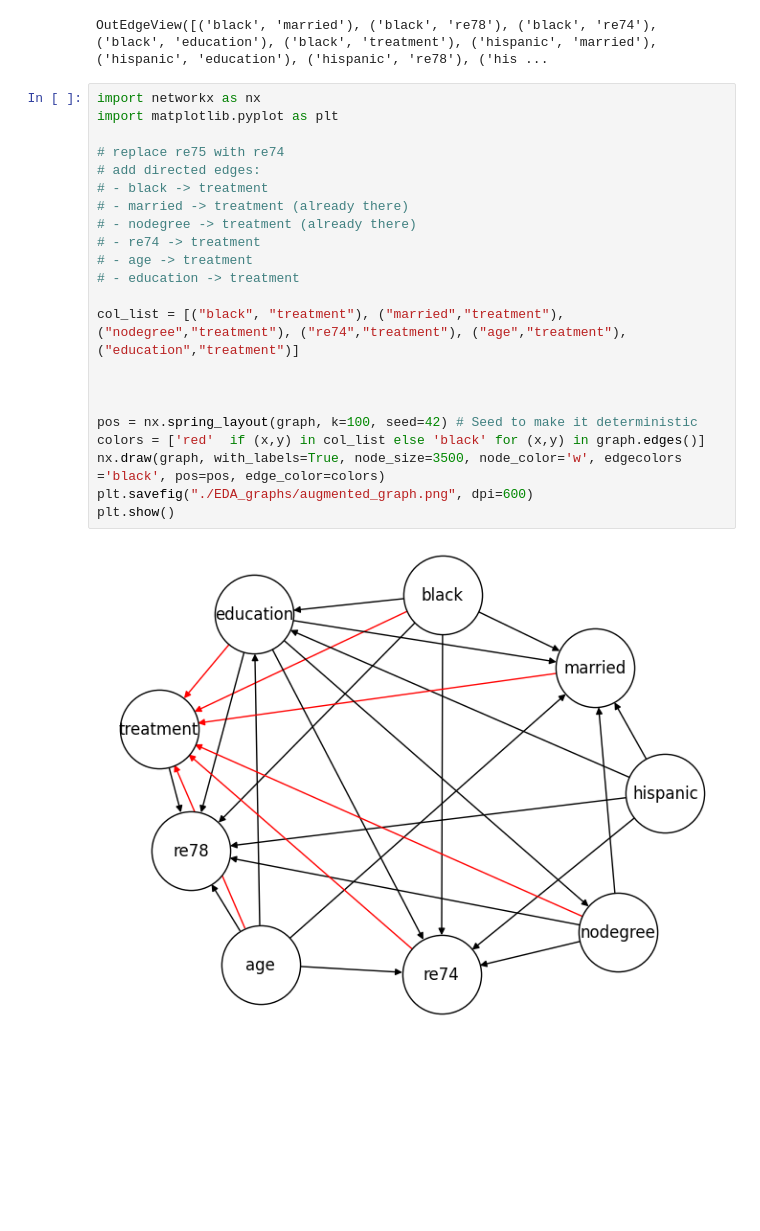
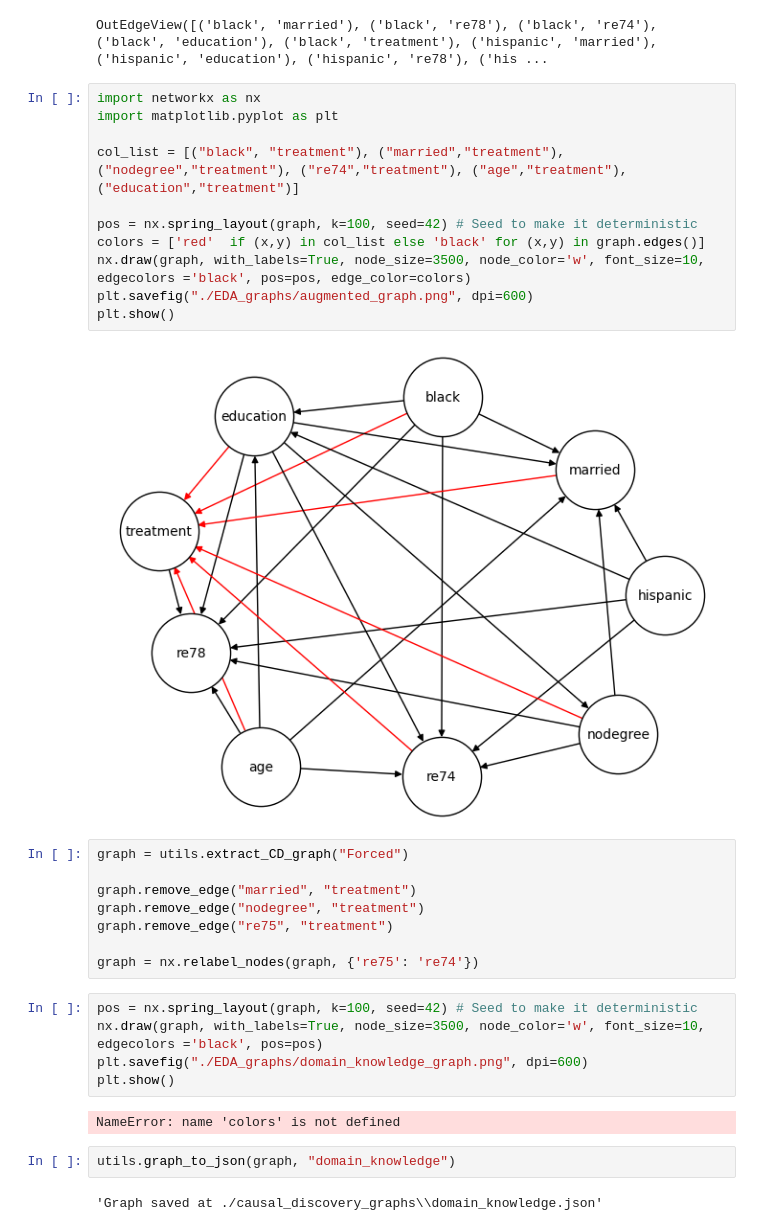
Before and after one commit to 8toz/causal_lalonde, a Jupyter notebook: backdoor_demo.ipynb, the cells around one changed output. Cells and saved outputs as stored; diff of their text form; blank space fills up the shorter version.

Commit message:
upload domain knowledge image

```diff
--- a/backdoor_demo.ipynb
+++ b/backdoor_demo.ipynb
@@ -17,24 +17,32 @@ OutEdgeView([('black', 'married'), ('black', 're78'), ('black', 're74'), ('black
 # %%
 import networkx as nx
 import matplotlib.pyplot as plt
 
-# replace re75 with re74
-# add directed edges:
-# - black -> treatment
-# - married -> treatment (already there)
-# - nodegree -> treatment (already there)
-# - re74 -> treatment
-# - age -> treatment
-# - education -> treatment
-
 col_list = [("black", "treatment"), ("married","treatment"), ("nodegree","treatment"), ("re74","treatment"), ("age","treatment"), ("education","treatment")]
-
-
 
 pos = nx.spring_layout(graph, k=100, seed=42) # Seed to make it deterministic
 colors = ['red'  if (x,y) in col_list else 'black' for (x,y) in graph.edges()]
-nx.draw(graph, with_labels=True, node_size=3500, node_color='w', edgecolors ='black', pos=pos, edge_color=colors)
+nx.draw(graph, with_labels=True, node_size=3500, node_color='w', font_size=10, edgecolors ='black', pos=pos, edge_color=colors)
 plt.savefig("./EDA_graphs/augmented_graph.png", dpi=600)
 plt.show()
 # %% [output]
-[figure, old version]
+[figure, new version]
+# %%
+graph = utils.extract_CD_graph("Forced")
+
+graph.remove_edge("married", "treatment")
+graph.remove_edge("nodegree", "treatment")
+graph.remove_edge("re75", "treatment")
+
+graph = nx.relabel_nodes(graph, {'re75': 're74'})
+# %%
+pos = nx.spring_layout(graph, k=100, seed=42) # Seed to make it deterministic
+nx.draw(graph, with_labels=True, node_size=3500, node_color='w', font_size=10, edgecolors ='black', pos=pos)
+plt.savefig("./EDA_graphs/domain_knowledge_graph.png", dpi=600)
+plt.show()
+# %% [output]
+NameError: name 'colors' is not defined
+# %%
+utils.graph_to_json(graph, "domain_knowledge")
+# %% [output]
+'Graph saved at ./causal_discovery_graphs\\domain_knowledge.json'
```
Also changed, not shown: 1 other file.
